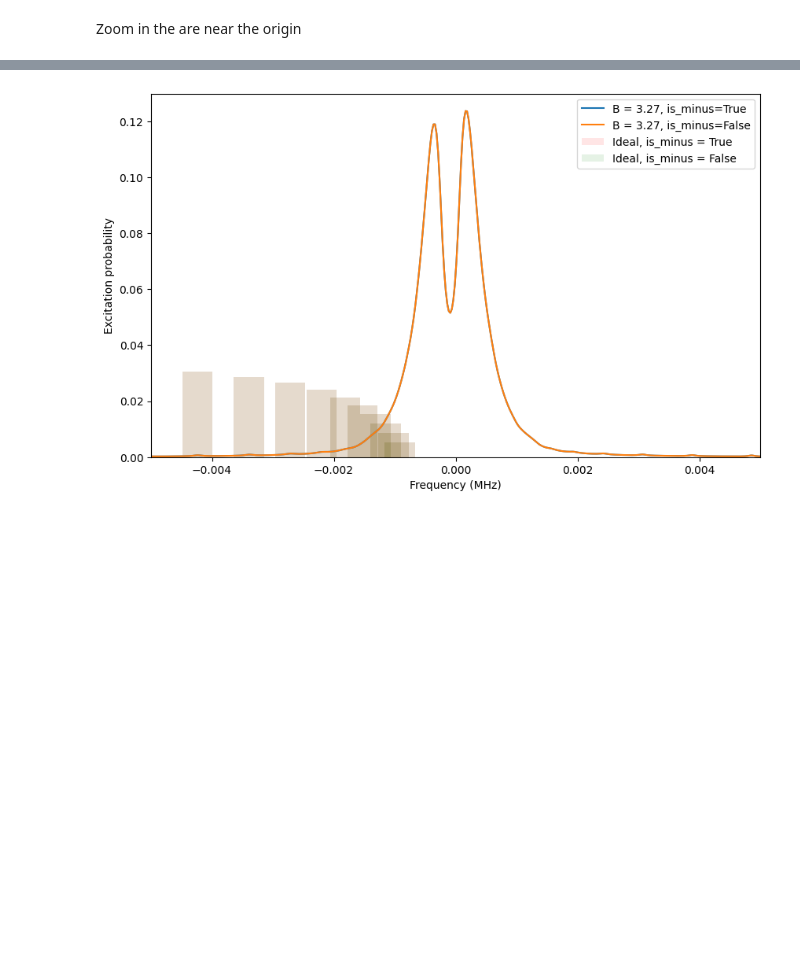
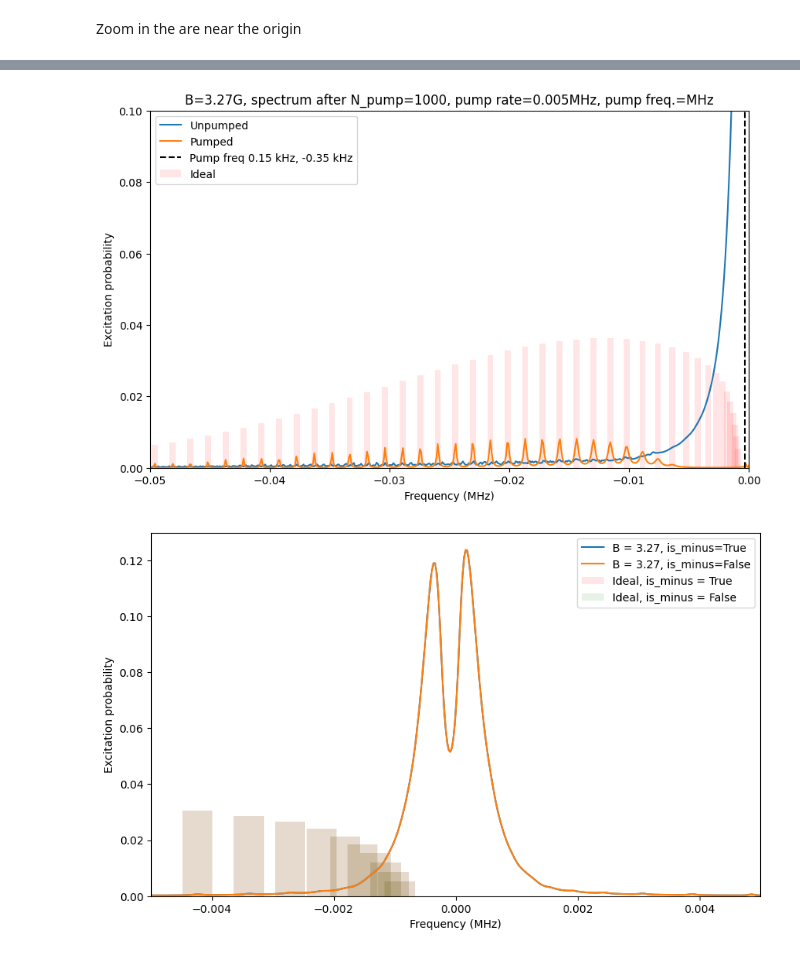
Before and after one commit to sdracia/QIC, a Jupyter notebook: project/caoh+.ipynb, the cells around one changed output, grey strips where cells are left out. Drawn from its saved outputs; the diff is of its cells as text; code cells hidden in the pictures; blank space fills up the shorter version.

```diff
--- a/project/caoh+.ipynb
+++ b/project/caoh+.ipynb
@@ -194,3 +198,69 @@ plt.show()
+# %%
+b_field_gauss = 3.27
+j_max = 50
+
+mo1 = CaOH.create_molecule_data(b_field_gauss=b_field_gauss, j_max=j_max)
+
+temperature = 300
+states1 = qls.States(mo1, temperature)
+
+
+signature_transitions = np.array([mo1.transition_df.loc[mo1.transition_df["j"]==j].iloc[0]["energy_diff"] * 1e-3 for j in range(1, mo1.j_max+1)])
+
+duration_us = 5000.0
+rabi_rate_mhz = 2*np.pi*0.005
+max_frequency_mhz = 0.05
+scan_points = 1000
+dephased = True
+coherence_time_us = 100
+is_minus = True
+
+fig, ax = plt.subplots(figsize=(10, 6))
+
+# Before
+frequencies, exc_probs1_before = qls.get_spectrum(mo1, states1.dist, duration_us, rabi_rate_mhz, max_frequency_mhz, scan_points, dephased, is_minus)
+plt.plot(frequencies, exc_probs1_before, label = "Unpumped")
+
+
+# After
+
+pump_frequency_mhz_1 = 0.00015
+num_pumps = 1000
+pump_rabi_rate_mhz = 2*np.pi*0.005
+pump_duration_us = 1000.0
+
+
+for _ in range(num_pumps):
+    states1.dist += qls.excitation_matrix(mo1, pump_frequency_mhz_1, pump_duration_us, pump_rabi_rate_mhz, dephased, is_minus).dot(states1.dist)
+
+
+pump_frequency_mhz_2 = -0.00035
+
+for _ in range(num_pumps):
+    states1.dist += qls.excitation_matrix(mo1, pump_frequency_mhz_2, pump_duration_us, pump_rabi_rate_mhz, dephased, is_minus).dot(states1.dist)
+
+
+
+frequencies, exc_probs1_after = qls.get_spectrum(mo1, states1.dist, duration_us, rabi_rate_mhz, max_frequency_mhz, scan_points, dephased, is_minus)
+plt.plot(frequencies, exc_probs1_after, label = f"Pumped")
+
+ax.bar(signature_transitions, states1.j_distribution()[1:], color="red", width=0.0005, alpha=0.1, label = "Ideal")
+ax.axvline(x=pump_frequency_mhz_2, color='black', linestyle='--')
+ax.axvline(x=pump_frequency_mhz_1, color='black', linestyle='--', label=f'Pump freq {pump_frequency_mhz_1*(1e3)} kHz, {pump_frequency_mhz_2*(1e3)} kHz')
+ax.set_xlabel("Frequency (MHz)")
+ax.set_ylabel("Excitation probability")
+ax.set_title(f"B={b_field_gauss}G, spectrum after N_pump={num_pumps}, pump rate={pump_rabi_rate_mhz/(2*np.pi):.3f}MHz, pump freq.=MHz")
+
+a_lim = -max_frequency_mhz
+b_lim = 0
+
+ax.set_xlim([a_lim, b_lim])
+ax.set_ylim([0, 0.2])
+ax.set_ylim(0,0.1)
+ax.legend()
+plt.show()
+# %% [output]
+[figure, added]
 # %%
 b_field_gauss = 3.27
 j_max = 50
```
Also changed, not shown: parts of 4 cells of this notebook, 15 other files.
